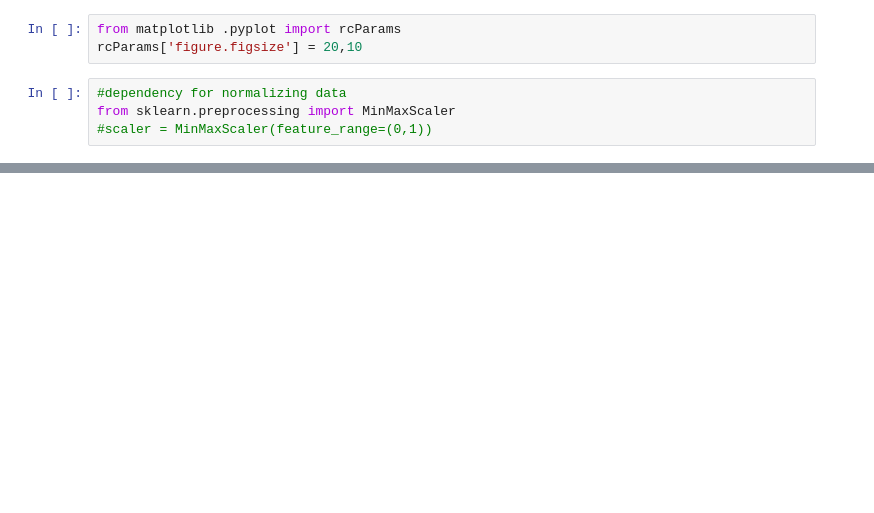
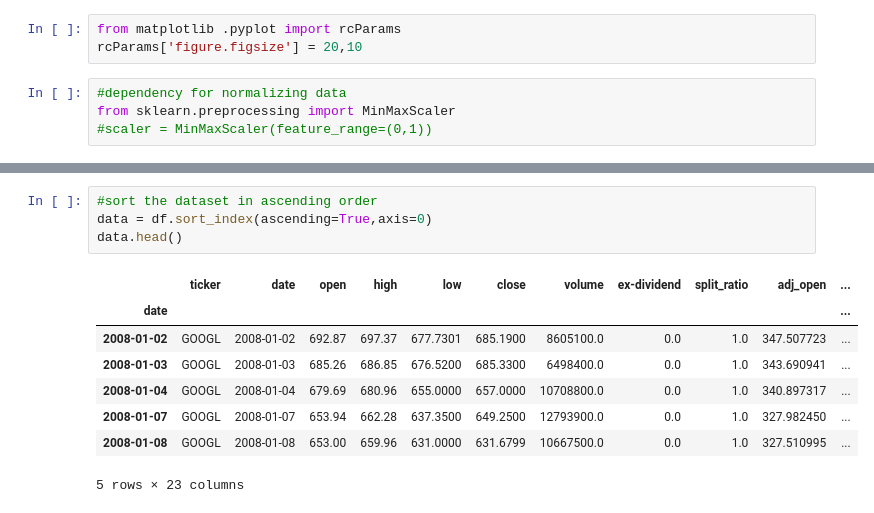
Before and after one commit to allychau/stockmarket, a Jupyter notebook: stock_market_prices.ipynb, the cells around one changed output, grey strips where cells are left out. Cells and saved outputs as stored; diff of their text form; blank space fills up the shorter version.

```diff
--- a/stock_market_prices.ipynb
+++ b/stock_market_prices.ipynb
@@ -71,0 +107,13 @@ plt.plot(df['close'], label = 'Close Price history')
+# %%
+#sort the dataset in ascending order
+data = df.sort_index(ascending=True,axis=0)
+data.head()
+# %% [output]
+|  | ticker | date | open | high | low | close | volume | ex-dividend | split_ratio | adj_open | ... |
+| date |  |  |  |  |  |  |  |  |  |  | ... |
+| 2008-01-02 | GOOGL | 2008-01-02 | 692.87 | 697.37 | 677.7301 | 685.1900 | 8605100.0 | 0.0 | 1.0 | 347.507723 | ... |
+| 2008-01-03 | GOOGL | 2008-01-03 | 685.26 | 686.85 | 676.5200 | 685.3300 | 6498400.0 | 0.0 | 1.0 | 343.690941 | ... |
+| 2008-01-04 | GOOGL | 2008-01-04 | 679.69 | 680.96 | 655.0000 | 657.0000 | 10708800.0 | 0.0 | 1.0 | 340.897317 | ... |
+| 2008-01-07 | GOOGL | 2008-01-07 | 653.94 | 662.28 | 637.3500 | 649.2500 | 12793900.0 | 0.0 | 1.0 | 327.982450 | ... |
+| 2008-01-08 | GOOGL | 2008-01-08 | 653.00 | 659.96 | 631.0000 | 631.6799 | 10667500.0 | 0.0 | 1.0 | 327.510995 | ... |
+5 rows × 23 columns
```
Also changed, not shown: parts of 13 cells of this notebook.
